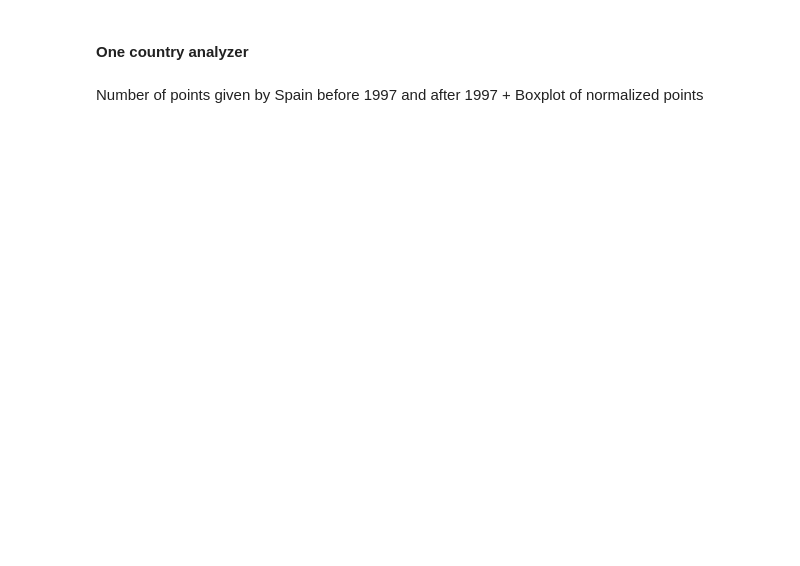
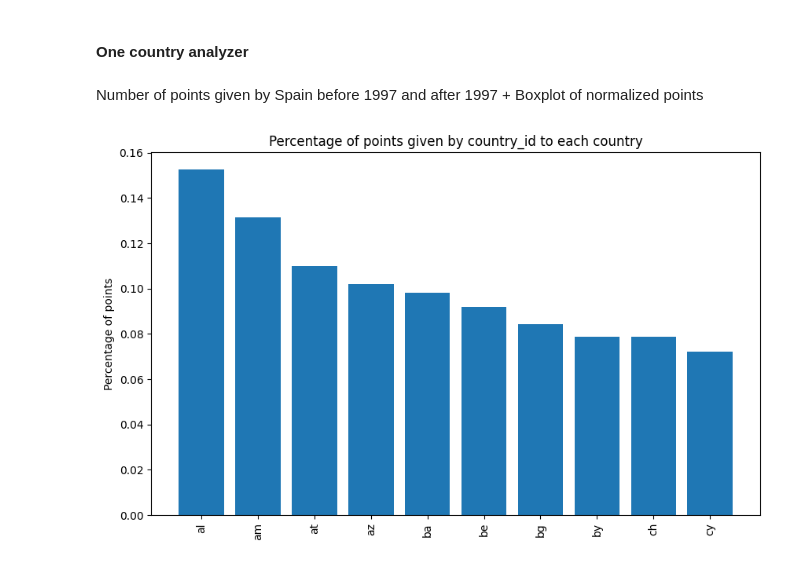
Before and after one commit to Mate1Coll/Eurovision_Contest_Analysis, a Jupyter notebook: Notebook.ipynb, the cells around one changed output. Saved outputs shown, nothing was run; the diff lists cells and outputs as text; code cells hidden in the pictures; blank space fills up the shorter version.

```diff
--- a/Notebook.ipynb
+++ b/Notebook.ipynb
@@ -258,0 +275,28 @@ Number of points given by Spain before 1997 and after 1997 + Boxplot of normaliz
+# %%
+def plot_family_points(country_points, initial_year, final_year, countries):
+
+    # Range of years
+    years = np.arange(initial_year, final_year + 1)
+
+    total_points = np.zeros(country_points.shape[1])
+    for i in range(country_points.shape[1]):
+        total_points[i] = country_points[:,i].sum()
+
+    # Normalize the points
+    total_points = total_points / total_points.sum()
+
+    # Plot the number of points given by country_id to each country
+    plt.figure(figsize=(10, 6))
+    plt.bar(countries, total_points)
+    plt.xticks(rotation=90)
+    plt.ylabel('Percentage of points')
+    plt.title('Percentage of points given by country_id to each country')
+    plt.show()
+
+    return
+# %%
+country_id = 'es'
+country_points, countries = family_points(df_final_round, country_id, initial_year, final_year)
+plot_family_points(country_points, initial_year, final_year, countries)
+# %% [output]
+[figure, added]
```
Also changed, not shown: parts of 4 cells of this notebook.
